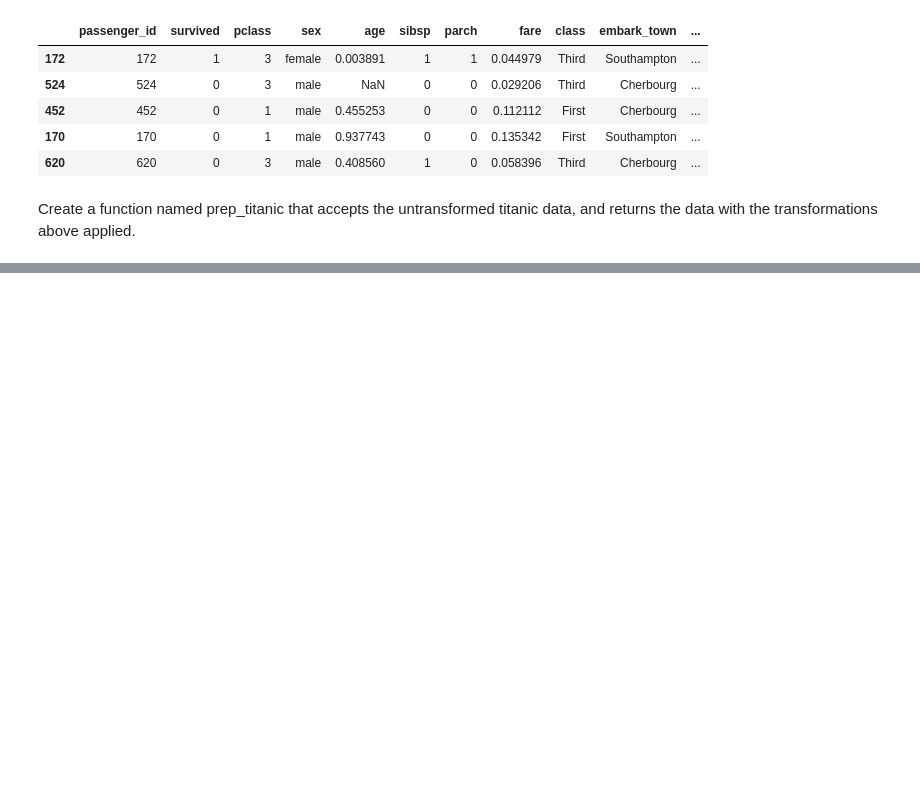
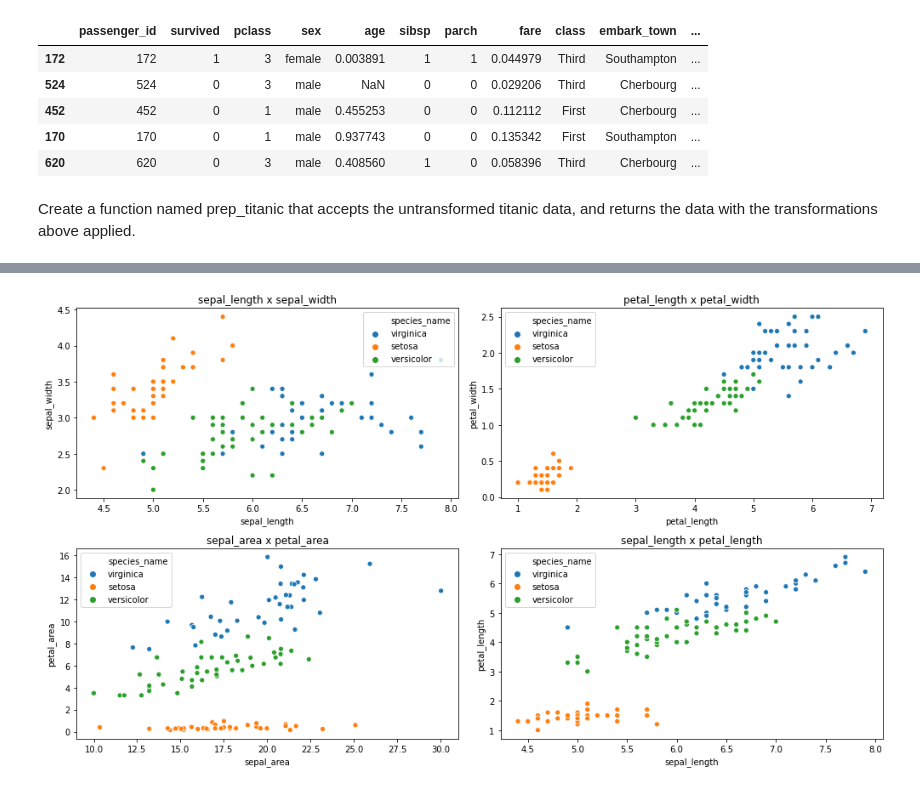
Before and after one commit to guedanie/ds-methodologies-exercises, a Jupyter notebook: classification/classification_exercises.ipynb, the cells around one changed output, grey strips where cells are left out. Cells and saved outputs as stored; diff of their text form; code cells hidden in the pictures; blank space fills up the shorter version.

```diff
--- a/classification/classification_exercises.ipynb
+++ b/classification/classification_exercises.ipynb
@@ -378,0 +416,3 @@ Create a function named prep_titanic that accepts the untransformed titanic data
+# %%
+train["sepal_area"] = train["sepal_length"] * train["sepal_width"]
+train["petal_area"] = train["petal_length"] * train["petal_width"]
@@ -378,0 +437,15 @@ Create a function named prep_titanic that accepts the untransformed titanic data
+# %%
+figure, axes = plt.subplots(2,2, figsize=(14, 8))
+
+sns.scatterplot(x="sepal_length", y="sepal_width", hue="species_name", data=train, ax=axes[0,0])
+axes[0,0].set_title("sepal_length x sepal_width")
+sns.scatterplot(x="petal_length", y="petal_width", hue="species_name", data=train, ax=axes[0,1])
+axes[0,1].set_title("petal_length x petal_width")
+sns.scatterplot(x="sepal_area", y="petal_area", hue="species_name", data=train, ax=axes[1,0])
+axes[1,0].set_title("sepal_area x petal_area")
+sns.scatterplot(x="sepal_length", y="petal_length", data=train, hue="species_name", ax=axes[1,1])
+axes[1,1].set_title("sepal_length x petal_length")
+figure.tight_layout()
+plt.show()
+# %% [output]
+[figure, added]
```
Also changed, not shown: parts of 20 cells of this notebook.
